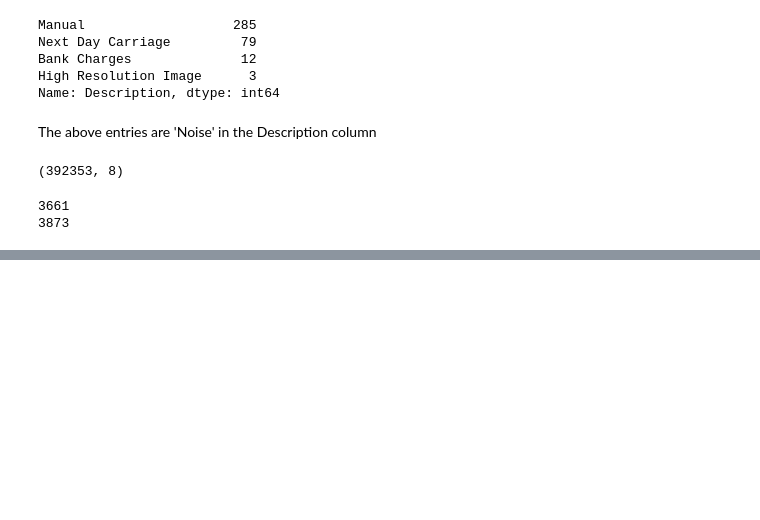
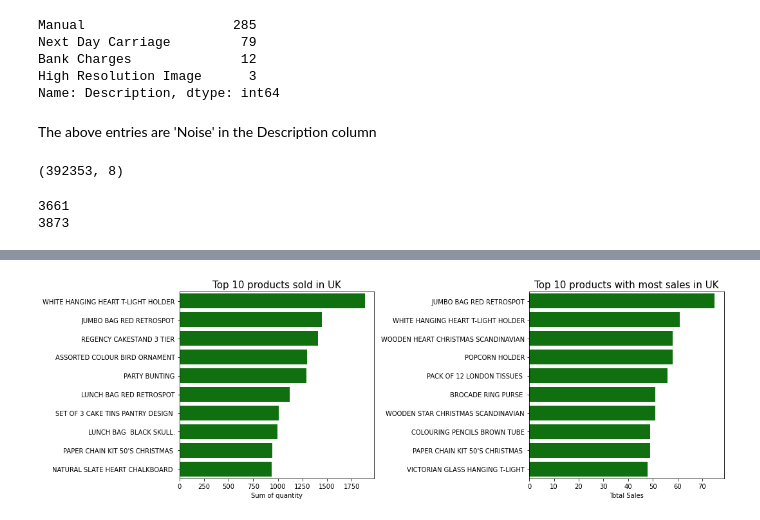
Before and after one commit to jjaskirat-ssingh/Customer-Segmentation, a Jupyter notebook: Customer Segmentation.ipynb, the cells around one changed output, grey strips where cells are left out. Drawn from its saved outputs; the diff is of its cells as text; code cells hidden in the pictures; blank space fills up the shorter version.

```diff
--- a/Customer Segmentation.ipynb
+++ b/Customer Segmentation.ipynb
@@ -348,0 +355,8 @@ print(df.Description.nunique())
+# %%
+# Creating new columns for analysis
+df['Amount'] = df['Quantity']*df['UnitPrice']
+df['year'] = df['InvoiceDate'].dt.year
+df['month'] = df['InvoiceDate'].dt.month
+df['day'] = df['InvoiceDate'].dt.day
+df['hour'] = df['InvoiceDate'].dt.hour
+df['day_of_week'] = df['InvoiceDate'].dt.dayofweek
@@ -348,0 +372,21 @@ print(df.Description.nunique())
+# %%
+column = ['InvoiceNo','Amount']
+
+plt.figure(figsize=(15,5))
+for i,j in enumerate(column):
+    plt.subplot(1,2,i+1)
+    sns.barplot(x = df[df['Country']=='United Kingdom'].groupby('Description')[j].nunique().sort_values(ascending=False).head(10).values,
+                y = df[df['Country']=='United Kingdom'].groupby('Description')[j].nunique().sort_values(ascending=False).head(10).index,
+                color='green')
+    plt.ylabel('')
+    if i==0:
+        plt.xlabel('Sum of quantity')
+        plt.title('Top 10 products sold in UK',size=15)
+    else:
+        plt.xlabel('Total Sales')
+        plt.title('Top 10 products with most sales in UK',size=15)
+
+plt.tight_layout()
+plt.show()
+# %% [output]
+[figure, added]
```
Also changed, not shown: parts of 25 cells of this notebook.
